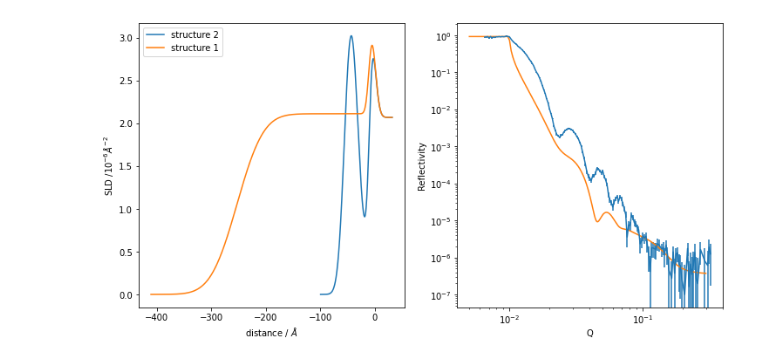
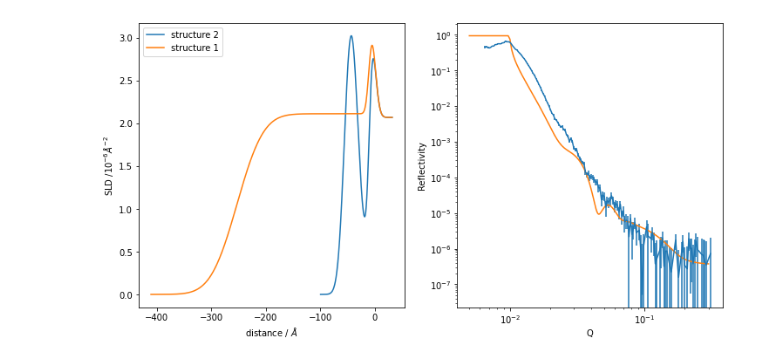
Before and after one commit to maxskoda/NR_datareduction, a Jupyter notebook: OleicAcid_onSi_May21.ipynb, the cells around one changed output. Cells and saved outputs as stored; diff of their text form; code cells hidden in the pictures.

```diff
--- a/OleicAcid_onSi_May21.ipynb
+++ b/OleicAcid_onSi_May21.ipynb
@@ -22,20 +11,0 @@ Resolving deltas: 100% (3/3), done.
-# %%
-from numpy import genfromtxt
-
-with open('/content/NR_datareduction/RB2010748/BackgroundSub_ASCII/BgSub_IvsQ_62459_62460.dat') as f:
-  x = []
-  y = []
-  e = []
-  for line in f:
-    if float(line.split('\t')[1]) > 0:
-      xx,yy,ee = line.split('\t')
-      x.append(xx)
-      y.append(yy)
-      e.append(ee)
-result = (x, y, e)
-print(result)
-# result = np.ndarray(points)
-
-# res = genfromtxt('/content/NR_datareduction/RB2010748/BackgroundSub_ASCII/BgSub_IvsQ_62459_62460.dat', delimiter='\t')
-# result = np.array(res, dtype=np.float)
-# print(result[0])
@@ -46,22 +110,11 @@ pip install numpy
 # %%
 #@title Model parameters
 path = "/content/NR_datareduction/RB2010748/BackgroundSub_ASCII/" #@param {type:"string"}
-file_name = "BgSub_IvsQ_62459_62460.dat" #@param {type:"string"}
+file_name = "BgSub_IvsQ_62473_62474.dat" #@param {type:"string"}
 film_thickness =  242.8#@param {type:"number"}
 OA_layer_thick = 21.3917 #@param {type:"number"}
 SO_layer_thick = 23.0764 #@param {type:"number"}
 stack_repeats =  0#@param {type:"integer"}
-
-import matplotlib.pyplot as plt
-import numpy as np
-#import os.path
-import time as tm
-import pandas as pd
-import pickle
-from __future__ import print_function
-from ipywidgets import interact, interactive, fixed, interact_manual
-import ipywidgets as widgets
-
 
 
 import refnx, scipy
@@ -75,8 +128,21 @@ from refnx.reflect import SLD, MixedReflectModel, ReflectModel, Structure, Stack
 # the ReflectDataset object will contain the data
 from refnx.dataset import ReflectDataset
 
+def remove_negative(file):
+  with open(file) as f:
+    x = []
+    y = []
+    e = []
+    for line in f:
+      if float(line.split('\t')[1]) > 0:
+        xx,yy,ee = line.split('\t')
+        x.append(xx)
+        y.append(yy)
+        e.append(ee)
+  result = (x, y, e)
+  return result
 
-data_DiscA_1 = refnx.dataset.Data1D(result) #ReflectDataset(result)#path+file_name, mask=mask)
+data_DiscA_1 = ReflectDataset(remove_negative(path+file_name))
 data_DiscA_1.name = "1pc_2000RPM"
 
 #get_ipython().run_line_magic('matplotlib', 'notebook')
@@ -133,7 +199,7 @@ if model_no == 1:
     #stack |= SO_layer
     # stack.repeats = 10.0
     q_shift = Parameter(2e-4, 'q_shift')
-    stack.repeats.setp(bounds=(2,10),vary=True) # vary repeats
+    stack.repeats.setp(bounds=(0,10),vary=True) # vary repeats
     q_shift.setp(bounds=(1e-5,1e-3), vary=True)
     # assemble the structure
     structure1 = air | film_layer | sio2_layer | si_back
@@ -169,32 +235,32 @@ elif model_no == 8:
     #stack.repeats = 10.0
     stack.repeats.setp(bounds=(2,6),vary=True) # vary repeats
     # assemble the structure
     structure1 = air | stack | film_layer | sio2_layer | si_back
 
     # now only 1 structure to model
     model = ReflectModel(structure1,scale=1,bkg=3e-7, dq=2.5)
     model.scale.setp(bounds=(0,1.2),vary=True)
     model.bkg.setp(bounds=(1e-9,1e-6),vary=True)
 
 # check model
 
 q = np.linspace(0.005, 0.3, 1001)
 fig, (ax1, ax2) = plt.subplots(1,2,figsize=(12,6))
 
 # plot the SLD profile
 if model_no == 1:
     ax1.plot(*structure2.sld_profile(align=-1),label='structure 2')
 ax1.plot(*structure1.sld_profile(align=-1),label='structure 1')
 ax1.set_ylabel('SLD /$10^{-6} \AA^{-2}$')
 ax1.set_xlabel('distance / $\AA$');
 ax1.legend()
 
 data_DiscA_1.plot(plt)
 ax2.plot(q, model(q))
 ax2.set_xlabel('Q')
 ax2.set_ylabel('Reflectivity')
 ax2.set_yscale('log')
 ax2.set_xscale('log')
 # %% [output]
-[figure, old version]
+[figure, new version]
 # %%
```
Also changed, not shown: parts of 7 cells of this notebook.
